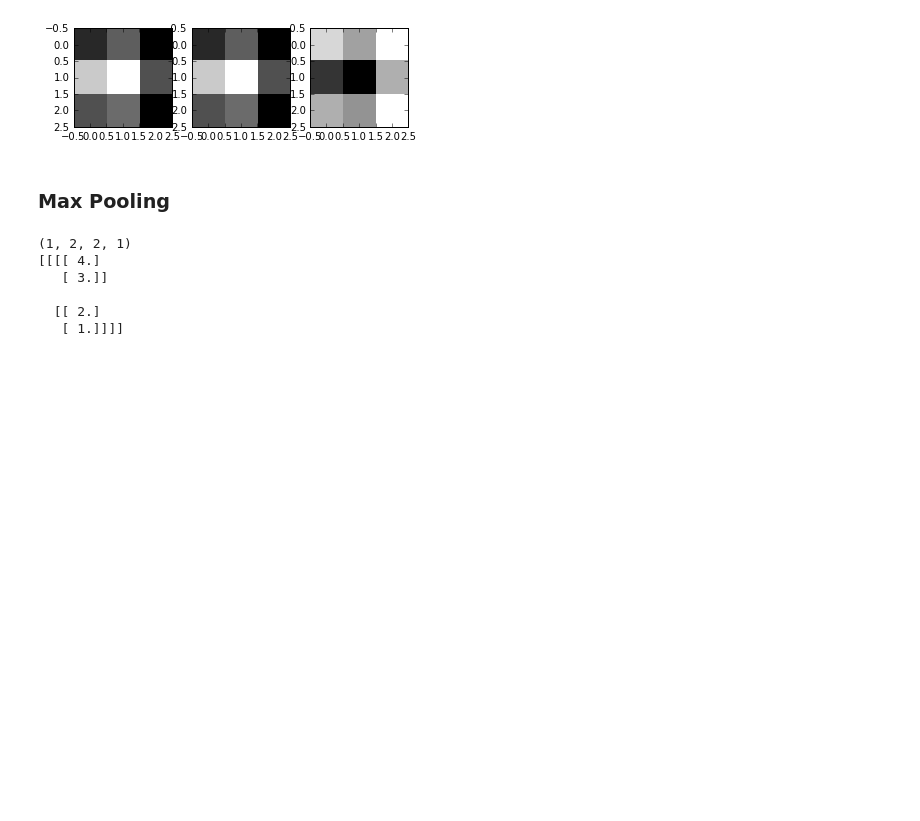
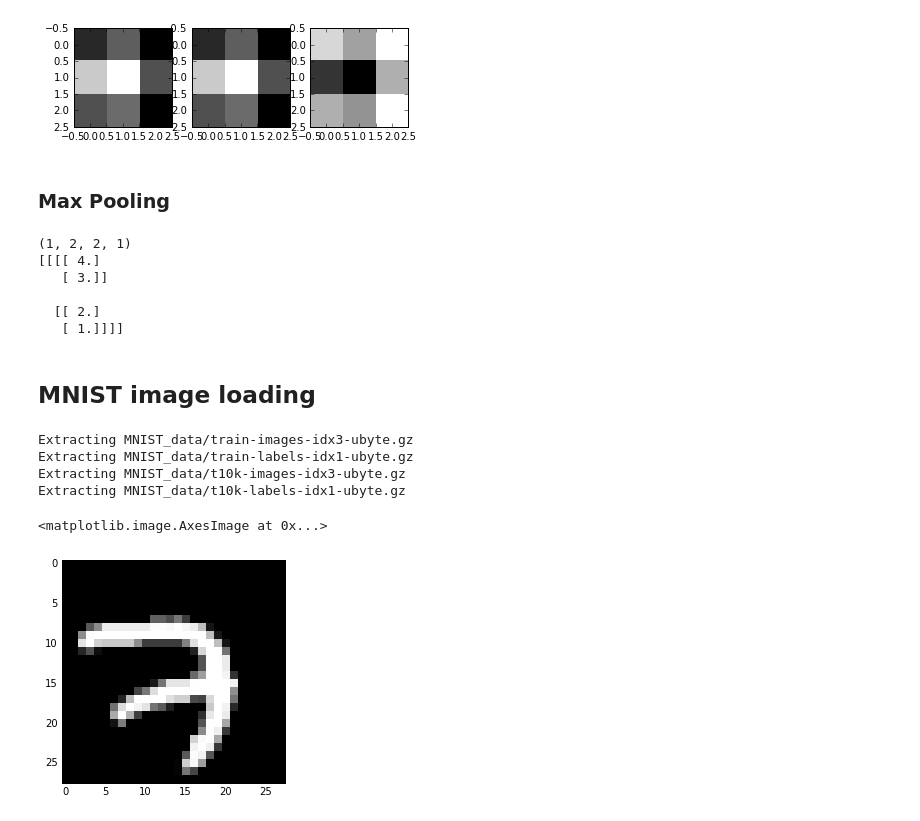
Before and after one commit to JeongJunHee/DeepLearning, a Jupyter notebook: lab_11/cnn_basics.ipynb, the cells around one changed output. Saved outputs shown, nothing was run; the diff lists cells and outputs as text; code cells hidden in the pictures; blank space fills up the shorter version.

```diff
--- a/lab_11/cnn_basics.ipynb
+++ b/lab_11/cnn_basics.ipynb
@@ -109,3 +109,25 @@ print(pool.eval())
 
   [[ 2.]
    [ 1.]]]]
+# %% [markdown]
+## MNIST image loading
+# %%
+import tensorflow as tf
+import numpy as np
+import matplotlib.pyplot as plt
+
+%matplotlib inline
+
+from tensorflow.examples.tutorials.mnist import input_data
+mnist = input_data.read_data_sets('../MNIST_data/', one_hot=True)
+# %% [output]
+Extracting MNIST_data/train-images-idx3-ubyte.gz
+Extracting MNIST_data/train-labels-idx1-ubyte.gz
+Extracting MNIST_data/t10k-images-idx3-ubyte.gz
+Extracting MNIST_data/t10k-labels-idx1-ubyte.gz
+# %%
+img = mnist.train.images[0].reshape(28, 28)
+plt.imshow(img, cmap='gray', interpolation='nearest')
+# %% [output]
+<matplotlib.image.AxesImage at 0x...>
+[figure, added]
```
Also changed, not shown: parts of 4 cells of this notebook.
